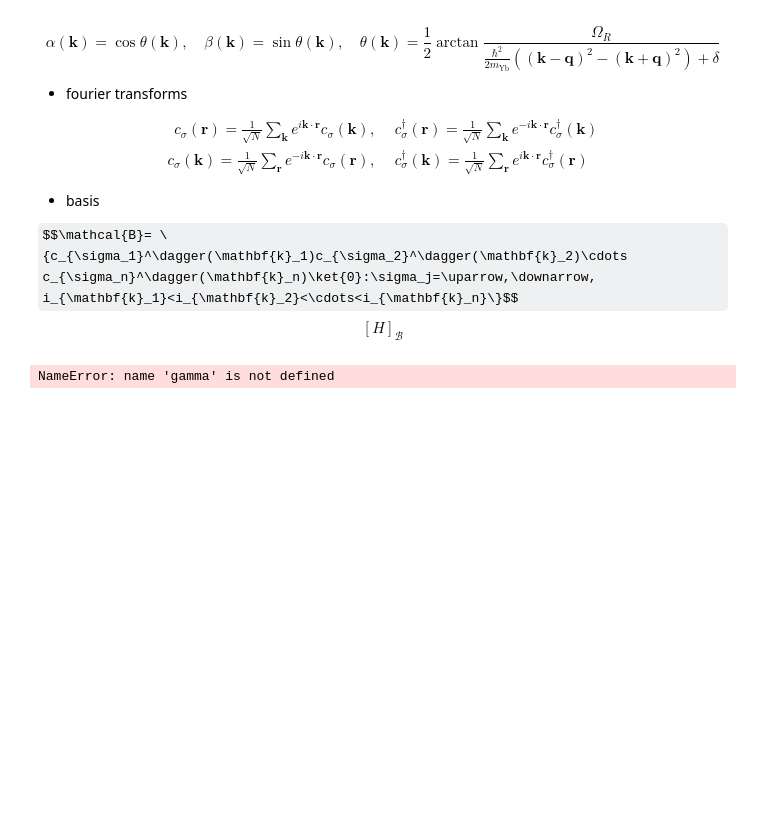
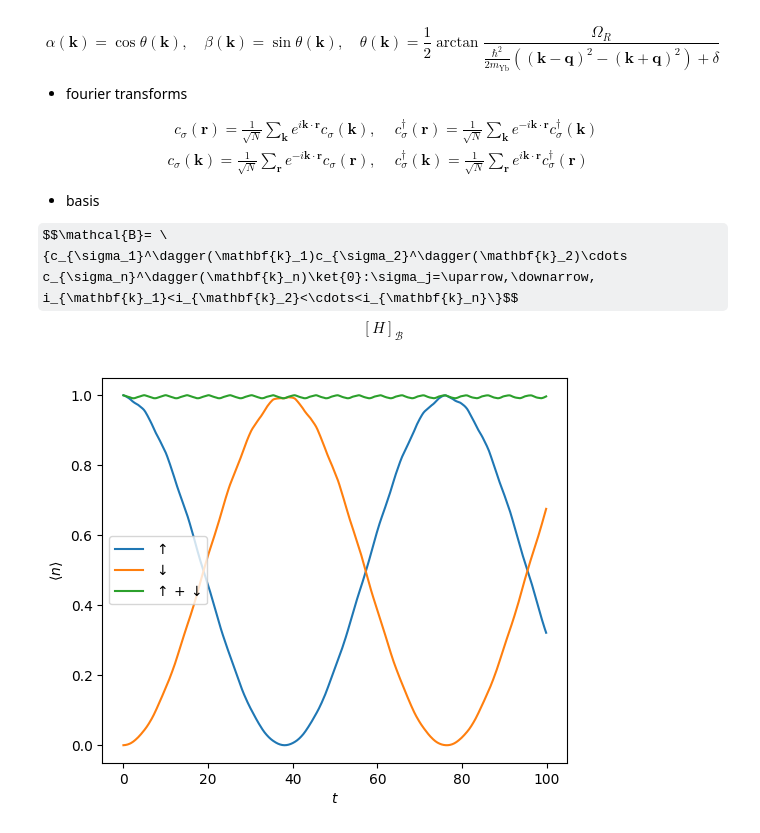
Before and after one commit to pco0511/yb-soc-two-body-loss, a Jupyter notebook: scripts/time_evolution.ipynb, the cells around one changed output. Cells and saved outputs as stored; diff of their text form; code cells hidden in the pictures; some formulas as TeX source; blank space fills up the shorter version.

Commit message:
v1 initial commit

```diff
--- a/scripts/time_evolution.ipynb
+++ b/scripts/time_evolution.ipynb
@@ -73,21 +73,30 @@ import matplotlib.pyplot as plt
 
 from ybsoc import *
 # %%
-system = YbSOC2bodyLoss(
+system = YbSOCSystem(
     d=1,
     lengths=[8],
-    n_particle=8,
+    n_particle=2,
     hbar=1,
     q=0,# 0.03,
     m_Yb = 1,
     delta = 0,# 0.08,
-    omega_R = 0,# 0.06,
-    gamma = 0,# 0.001
+    omega_R = 0,#.1,
+    U = 0,#.3,
     array_type='numpy'
 )
+# system = YbSOC2bodyLoss(
+#     d=1,
+#     lengths=[8],
+#     n_particle=2,
+#     hbar=1,
+#     q=0,# 0.03,
+#     m_Yb = 1,
+#     delta = 0,# 0.08,
+#     omega_R = 0.1,
+#     gamma = 0.3,
+#     array_type='numpy'
+# )
 hamiltonian = system.dense_hamiltonian(
     display_progress=True
 )
-eigenvalues, eigenvectors = np.linalg.eig(hamiltonian)
-# %% [output]
-NameError: name 'gamma' is not defined
@@ -94,12 +105,17 @@ NameError: name 'gamma' is not defined
 # %%
-initial_state = np.zeros(hamiltonian.shape[0])
+initial_state = system.get_momentum_eigenstate(
+    (
+        ((0,), 1),
+        ((1,), -1),
+    )
+)
 
 
 psi_tilde = np.linalg.solve(eigenvectors, initial_state)
 
 t0 = 0
-t1 = 10
-step_size = 0.1
+t1 = 100
+step_size = 1 / 6
 save_at = np.arange(t0, t1, step_size)
 
 evolution_operator_diag = np.exp(-1j * eigenvalues * step_size / system.hbar)
@@ -110,7 +126,19 @@ for i in range(len(save_at)):
     psi_tilde = evolution_operator_diag * psi_tilde
     psis[i, :] = np.einsum('ij,j->i', eigenvectors, psi_tilde)
 
-numberop_diag_up, numberop_diag_down = system.numberop_diagonal()
 
-numbers_up
-numbers_down
+spin_up_numbers, spin_down_numbers = system.momentum_sp_expected_numbers_vectorized(psis)
+# %%
+plt.figure(figsize=(6, 5))
+t = save_at
+plt.plot(t, spin_up_numbers[:, 0], label="$\\uparrow$")
+plt.plot(t, spin_down_numbers[:, 0], label="$\\downarrow$")
+plt.plot(t, spin_up_numbers[:, 0] + spin_down_numbers[:, 0], label="$\\uparrow + \\downarrow$")
+
+plt.ylabel("$\\langle n \\rangle$")
+plt.xlabel("$t$")
+
+plt.legend()
+plt.show()
+# %% [output]
+[figure, added]
```
Also changed, not shown: parts of 3 cells of this notebook, 2 other files.
